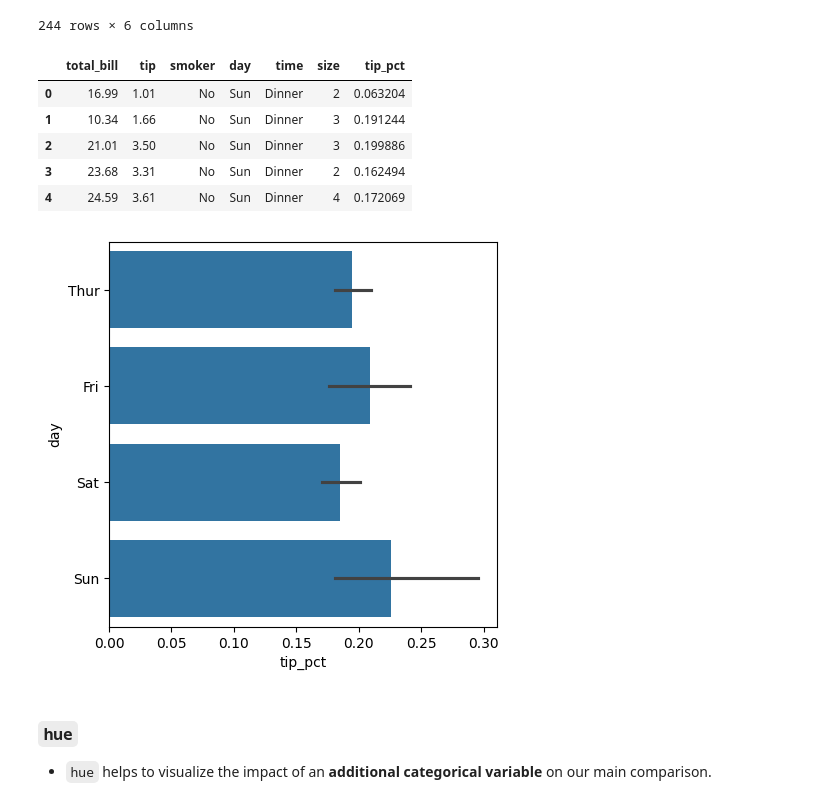
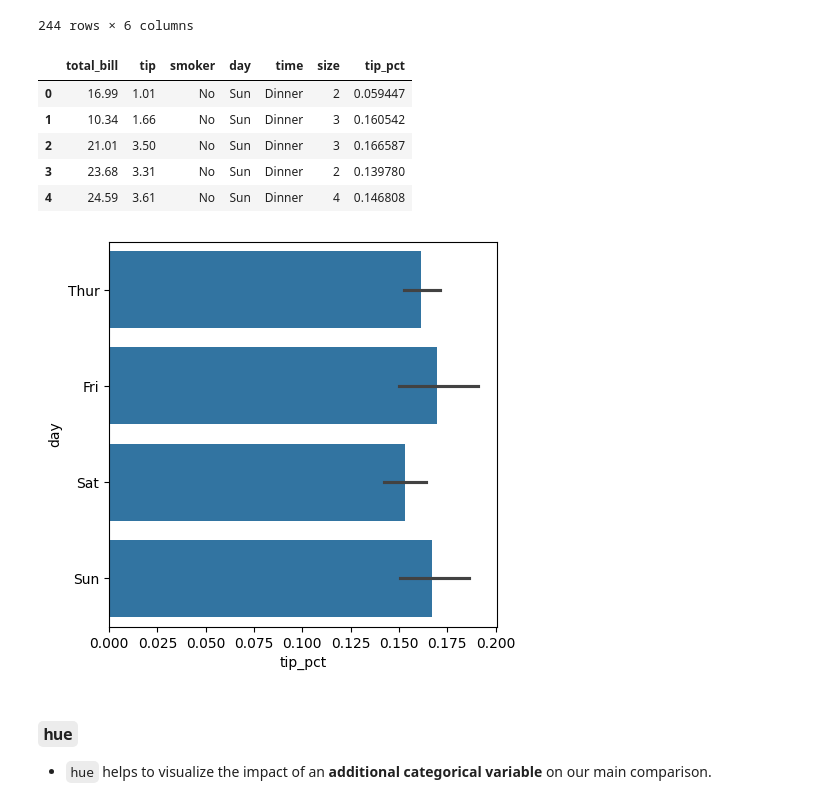
Before and after one commit to LLLLtr/STQD6014, a Jupyter notebook: P149793_03_Week12_Plotting_Visualization_20241224_WC.ipynb, the cells around one changed output. Cells and saved outputs as stored; diff of their text form; code cells hidden in the pictures.

```diff
--- a/P149793_03_Week12_Plotting_Visualization_20241224_WC.ipynb
+++ b/P149793_03_Week12_Plotting_Visualization_20241224_WC.ipynb
@@ -509,20 +543,23 @@ tips
 244 rows × 6 columns
 # %%
 # Add a new column for 'tip_pct'
+tips['tip_pct'] = tips['tip'] / tips['total_bill']
 # %%
 # Show top five rows
 tips.head()
 # %% [output]
 |  | total_bill | tip | smoker | day | time | size | tip_pct |
-| 0 | 16.99 | 1.01 | No | Sun | Dinner | 2 | 0.063204 |
-| 1 | 10.34 | 1.66 | No | Sun | Dinner | 3 | 0.191244 |
-| 2 | 21.01 | 3.50 | No | Sun | Dinner | 3 | 0.199886 |
-| 3 | 23.68 | 3.31 | No | Sun | Dinner | 2 | 0.162494 |
-| 4 | 24.59 | 3.61 | No | Sun | Dinner | 4 | 0.172069 |
+| 0 | 16.99 | 1.01 | No | Sun | Dinner | 2 | 0.059447 |
+| 1 | 10.34 | 1.66 | No | Sun | Dinner | 3 | 0.160542 |
+| 2 | 21.01 | 3.50 | No | Sun | Dinner | 3 | 0.166587 |
+| 3 | 23.68 | 3.31 | No | Sun | Dinner | 2 | 0.139780 |
+| 4 | 24.59 | 3.61 | No | Sun | Dinner | 4 | 0.146808 |
 # %%
 # Using black lines on the bars to represent 95% confidence interval
+sns.barplot(x='tip_pct', y='day', data=tips, orient='h',
+            order=['Thur','Fri','Sat','Sun']);
 # %% [output]
-[figure, old version]
+[figure, new version]
 # %% [markdown]
 ### **`hue`**
 - `hue` helps to visualize the impact of an **additional categorical variable** on
```
Also changed, not shown: parts of 34 cells of this notebook.
